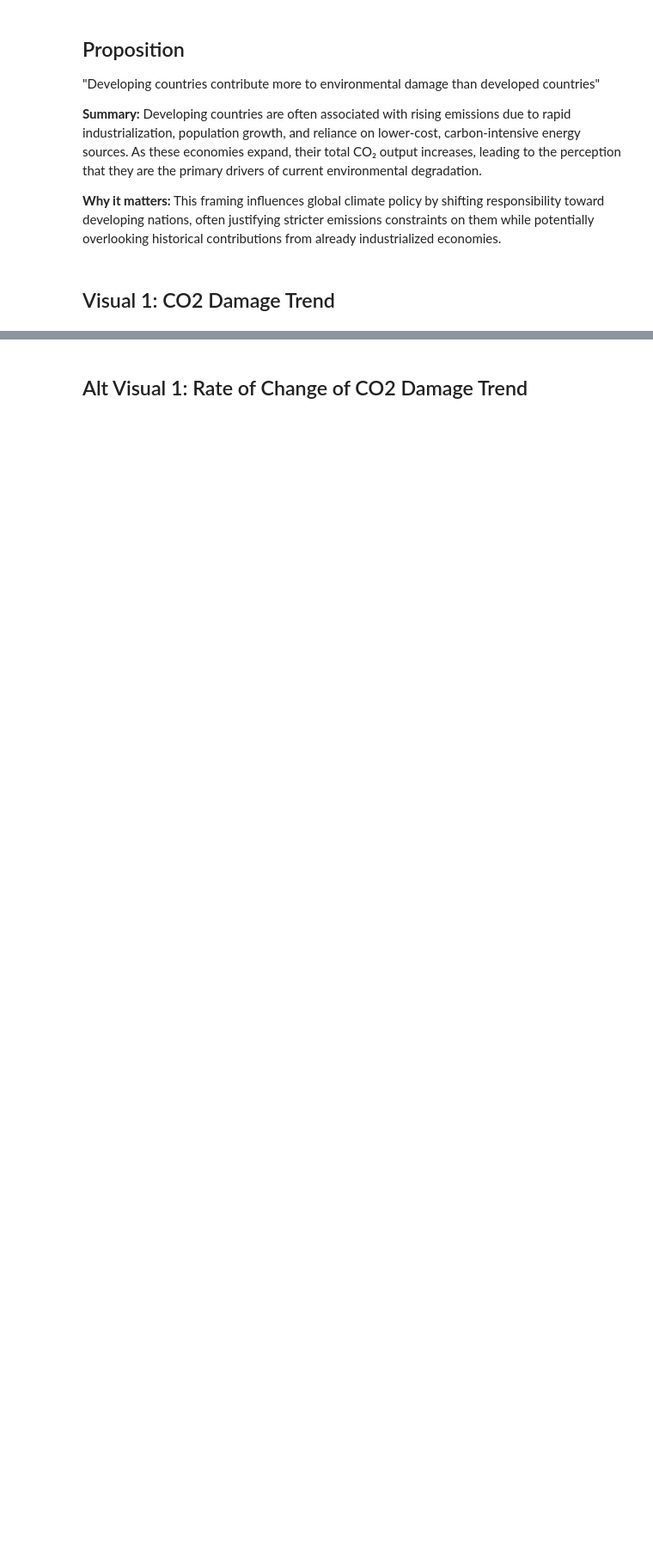
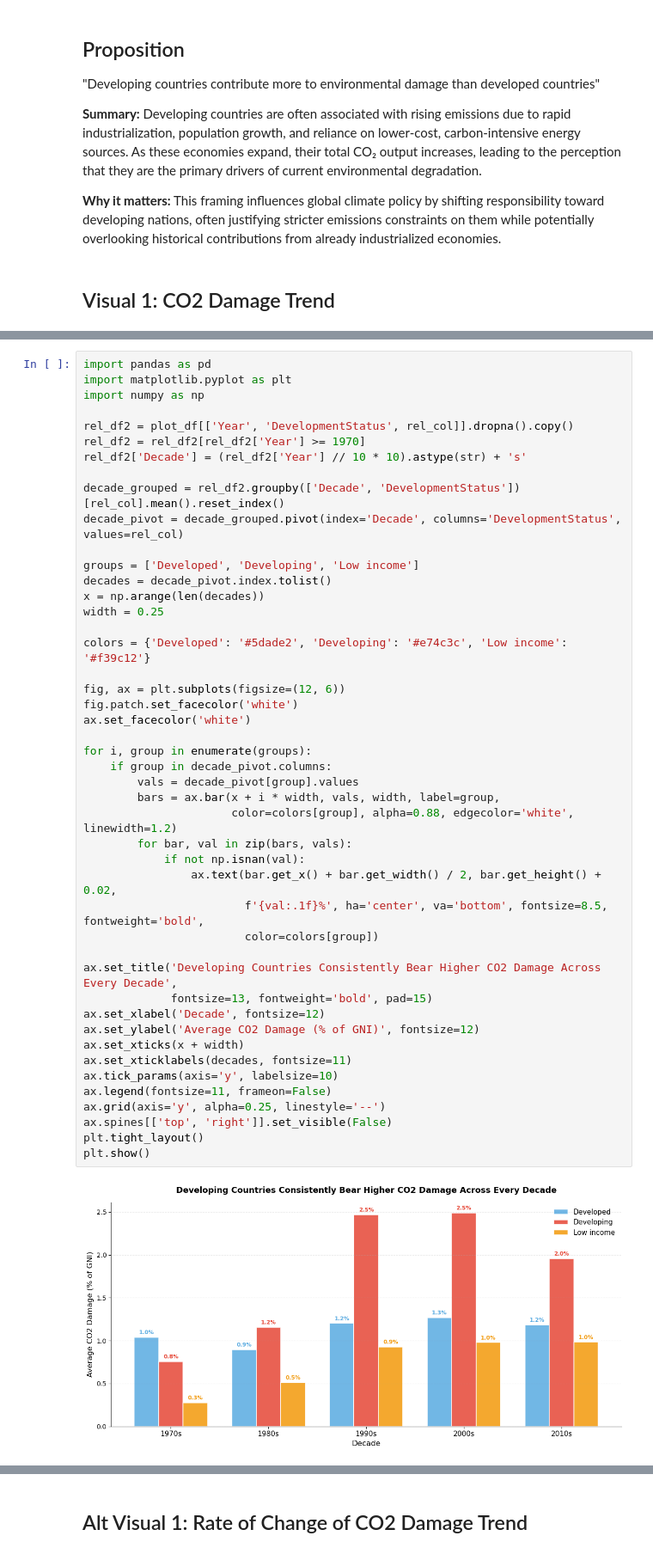
Before and after one commit to matthewviray/dsc106-proj2, a Jupyter notebook: project_2_outline.ipynb, the cells around one changed output, grey strips where cells are left out. Shown at 86% size. Drawn from its saved outputs; the diff is of its cells as text; blank space fills up the shorter version.

Commit message:
updated project 2 outline, w/ changed deception, summary for each visual, possible visual 2 replacement for proposition, updated visuals

```diff
--- a/project_2_outline.ipynb
+++ b/project_2_outline.ipynb
@@ -157,0 +226,48 @@ Possible deceptions: narrow time frame to support proposition: 1970-2000 for fir
+# %%
+import pandas as pd
+import matplotlib.pyplot as plt
+import numpy as np
+
+rel_df2 = plot_df[['Year', 'DevelopmentStatus', rel_col]].dropna().copy()
+rel_df2 = rel_df2[rel_df2['Year'] >= 1970]
+rel_df2['Decade'] = (rel_df2['Year'] // 10 * 10).astype(str) + 's'
+
+decade_grouped = rel_df2.groupby(['Decade', 'DevelopmentStatus'])[rel_col].mean().reset_index()
+decade_pivot = decade_grouped.pivot(index='Decade', columns='DevelopmentStatus', values=rel_col)
+
+groups = ['Developed', 'Developing', 'Low income']
+decades = decade_pivot.index.tolist()
+x = np.arange(len(decades))
+width = 0.25
+
+colors = {'Developed': '#5dade2', 'Developing': '#e74c3c', 'Low income': '#f39c12'}
+
+fig, ax = plt.subplots(figsize=(12, 6))
+fig.patch.set_facecolor('white')
+ax.set_facecolor('white')
+
+for i, group in enumerate(groups):
+    if group in decade_pivot.columns:
+        vals = decade_pivot[group].values
+        bars = ax.bar(x + i * width, vals, width, label=group,
+                      color=colors[group], alpha=0.88, edgecolor='white', linewidth=1.2)
+        for bar, val in zip(bars, vals):
+            if not np.isnan(val):
+                ax.text(bar.get_x() + bar.get_width() / 2, bar.get_height() + 0.02,
+                        f'{val:.1f}%', ha='center', va='bottom', fontsize=8.5, fontweight='bold',
+                        color=colors[group])
+
+ax.set_title('Developing Countries Consistently Bear Higher CO2 Damage Across Every Decade',
+             fontsize=13, fontweight='bold', pad=15)
+ax.set_xlabel('Decade', fontsize=12)
+ax.set_ylabel('Average CO2 Damage (% of GNI)', fontsize=12)
+ax.set_xticks(x + width)
+ax.set_xticklabels(decades, fontsize=11)
+ax.tick_params(axis='y', labelsize=10)
+ax.legend(fontsize=11, frameon=False)
+ax.grid(axis='y', alpha=0.25, linestyle='--')
+ax.spines[['top', 'right']].set_visible(False)
+plt.tight_layout()
+plt.show()
+# %% [output]
+[figure, added]
```
Also changed, not shown: parts of 16 cells of this notebook, 1 other file.
